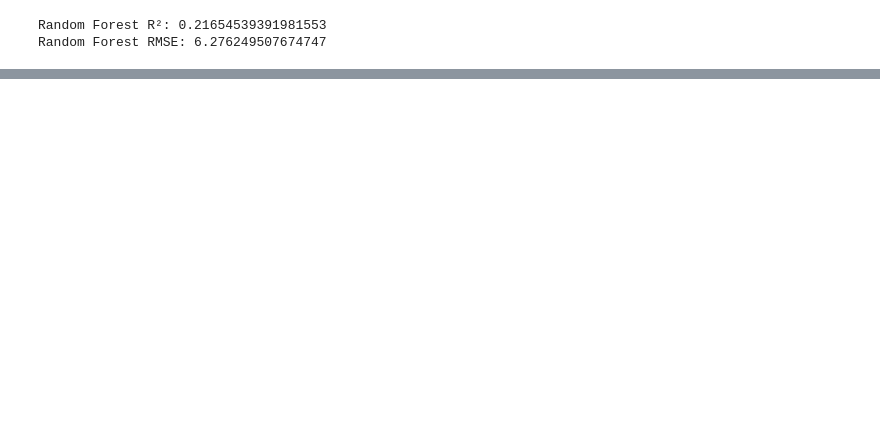
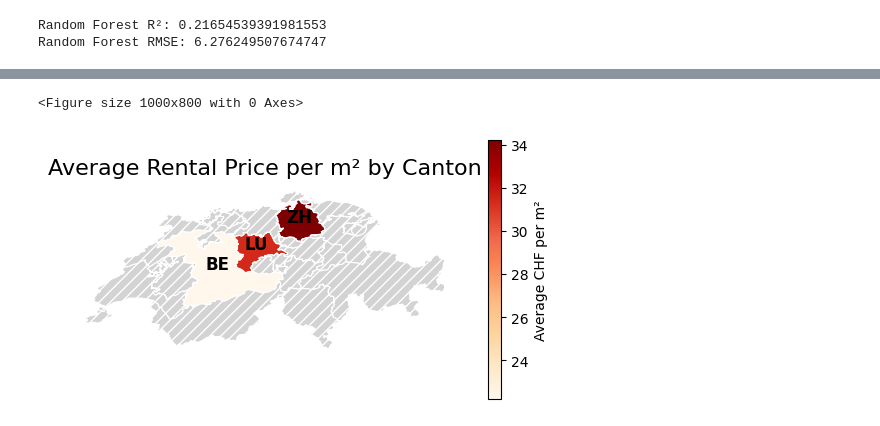
Before and after one commit to maimasuya/ARM_Quantitative_Project_Group_3, a Jupyter notebook: Notebooks/03_modeling_results.ipynb, the cells around one changed output, grey strips where cells are left out. Cells and saved outputs as stored; diff of their text form; code cells hidden in the pictures; blank space fills up the shorter version.

```diff
--- a/Notebooks/03_modeling_results.ipynb
+++ b/Notebooks/03_modeling_results.ipynb
@@ -387,0 +490,66 @@ integrating and visualizing geographic data.
+# %%
+import geopandas as gpd
+import matplotlib.pyplot as plt
+import pandas as pd
+
+# Load Swiss canton boundaries
+geo_url = "https://gist.githubusercontent.com/cmutel/a2e0f2e48278deeedf19846c39cee4da/raw/cantons.geojson"
+cantons_gdf = gpd.read_file(geo_url)
+
+# Fix canton names in df_clean
+df_clean["canton"] = df_clean["canton"].replace({
+    "Zurich": "Zürich",
+    "Bern/Be r ne": "Bern/Berne",
+    "Bern/Be rne": "Bern/Berne",
+    "Bern": "Bern/Berne"
+})
+
+# Compute average CHF/m²
+avg_price = (
+    df_clean.groupby("canton")["chf_per_m2"]
+    .mean()
+    .reset_index()
+    .rename(columns={"chf_per_m2": "avg_chf_per_m2"})
+)
+
+# Merge with GeoJSON
+merged = cantons_gdf.merge(
+    avg_price,
+    how="left",
+    left_on="name",
+    right_on="canton"
+)
+
+# Plot
+plt.figure(figsize=(10, 8))
+
+merged.plot(
+    column="avg_chf_per_m2",
+    cmap="OrRd",
+    linewidth=0.8,
+    edgecolor="white",
+    missing_kwds={
+        "color": "lightgrey",
+        "edgecolor": "white",
+        "hatch": "///",
+        "label": "No data"
+    },
+    legend=True,
+    legend_kwds={"label": "Average CHF per m²", "shrink": 0.7}
+)
+
+plt.title("Average Rental Price per m² by Canton", fontsize=16)
+
+# Add canton labels
+abbrev = {"Zürich": "ZH", "Luzern": "LU", "Bern/Berne": "BE"}
+for idx, row in merged.iterrows():
+    if row["name"] in abbrev:
+        x, y = row["geometry"].centroid.x, row["geometry"].centroid.y
+        plt.text(x, y, abbrev[row["name"]], fontsize=12, fontweight="bold",
+                 ha="center", color="black")
+
+plt.axis("off")
+plt.show()
+# %% [output]
+<Figure size 1000x800 with 0 Axes>
+[figure, added]
```
Also changed, not shown: parts of 8 cells of this notebook.
